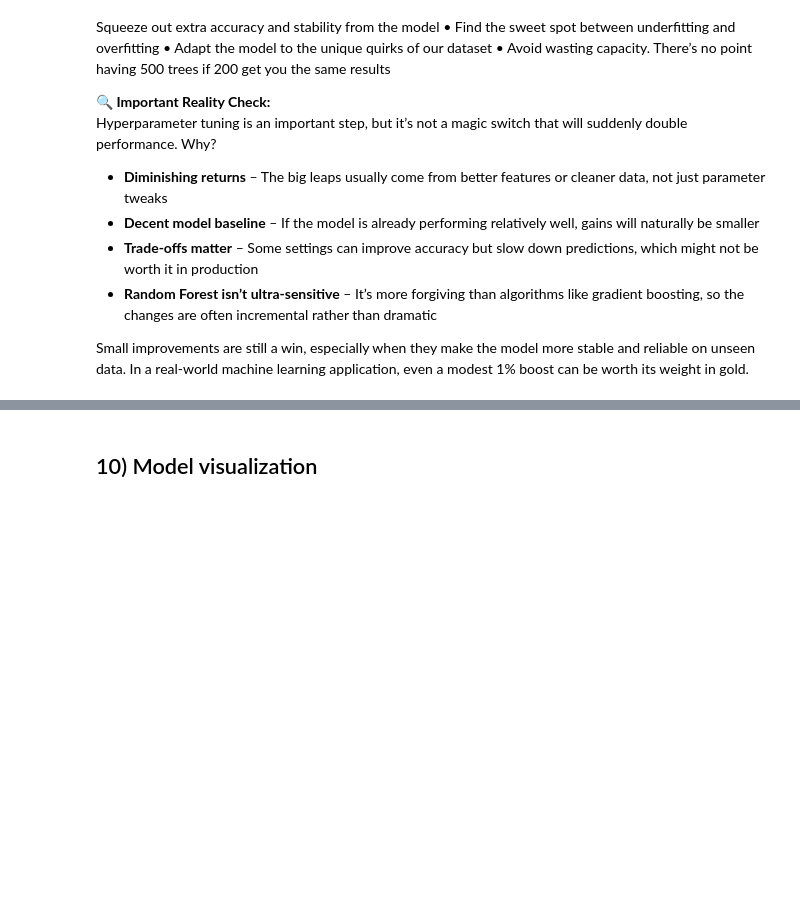
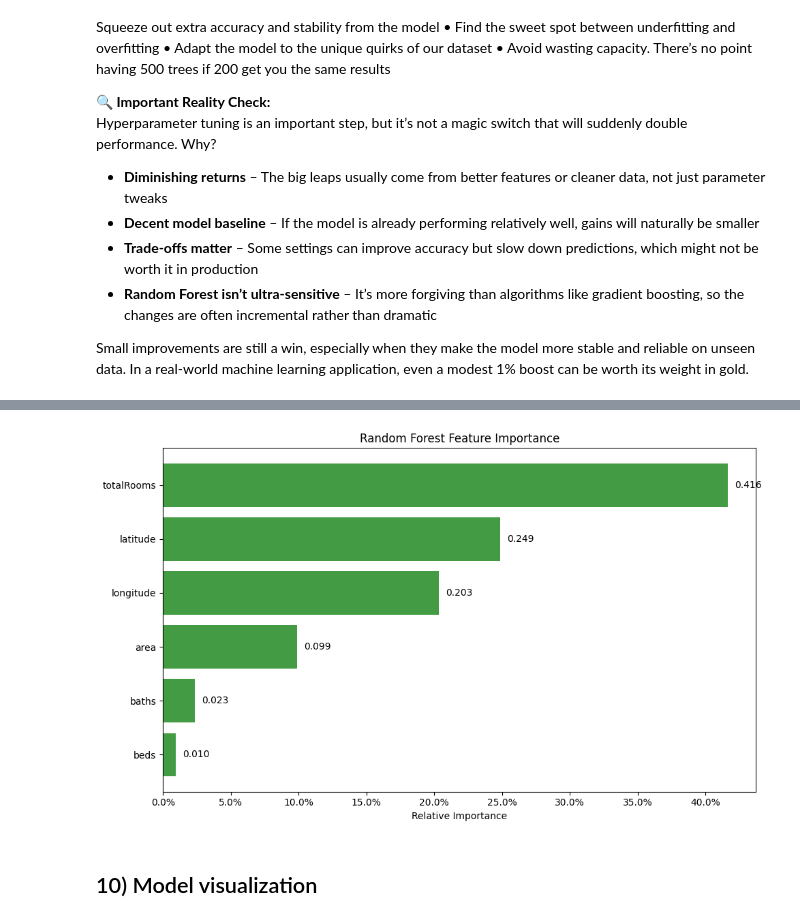
Before and after one commit to PerVillalva/boston-rent-price-model, a Jupyter notebook: greater_boston_rentals.ipynb, the cells around one changed output, grey strips where cells are left out. Cells and saved outputs as stored; diff of their text form; code cells hidden in the pictures; blank space fills up the shorter version.

Commit message:
add feature importance graph

```diff
--- a/greater_boston_rentals.ipynb
+++ b/greater_boston_rentals.ipynb
@@ -657,3 +614,32 @@ Fitting 5 folds for each of 108 candidates, totalling 540 fits
+# %%
+# Feature importance
+feature_importance = pd.DataFrame({
+    'Feature': X_train.columns,
+    'Importance': best_rf.feature_importances_
+}).sort_values('Importance', ascending=False)
+
+# Visualize as a bar chart
+import matplotlib.pyplot as plt
+from matplotlib.ticker import PercentFormatter
+
+top_n = min(20, len(feature_importance))
+fi_top = feature_importance.head(top_n)
+
+fig, ax = plt.subplots(figsize=(10, 6))
+ax.barh(fi_top['Feature'], fi_top['Importance'], color='forestgreen', alpha=0.85)
+ax.invert_yaxis()  # Highest importance at the top
+ax.set_xlabel('Relative Importance')
+ax.set_title('Random Forest Feature Importance')
+ax.xaxis.set_major_formatter(PercentFormatter(1.0))  # RF importances sum to 1
+
+# Annotate each bar
+for i, v in enumerate(fi_top['Importance'].values):
+    ax.text(v + 0.005, i, f"{v:.3f}", va='center')
+
+plt.tight_layout()
+plt.show()
+# %% [output]
+[figure, added]
 # %% [markdown]
 ## 10) Model visualization
 # %%
```
Also changed, not shown: parts of 6 cells of this notebook.
